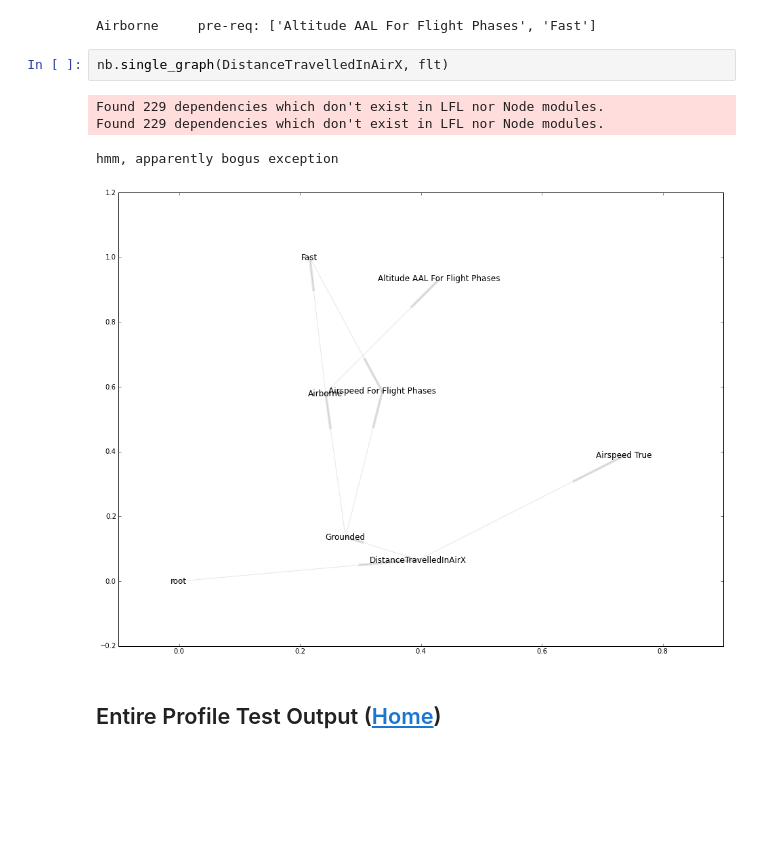
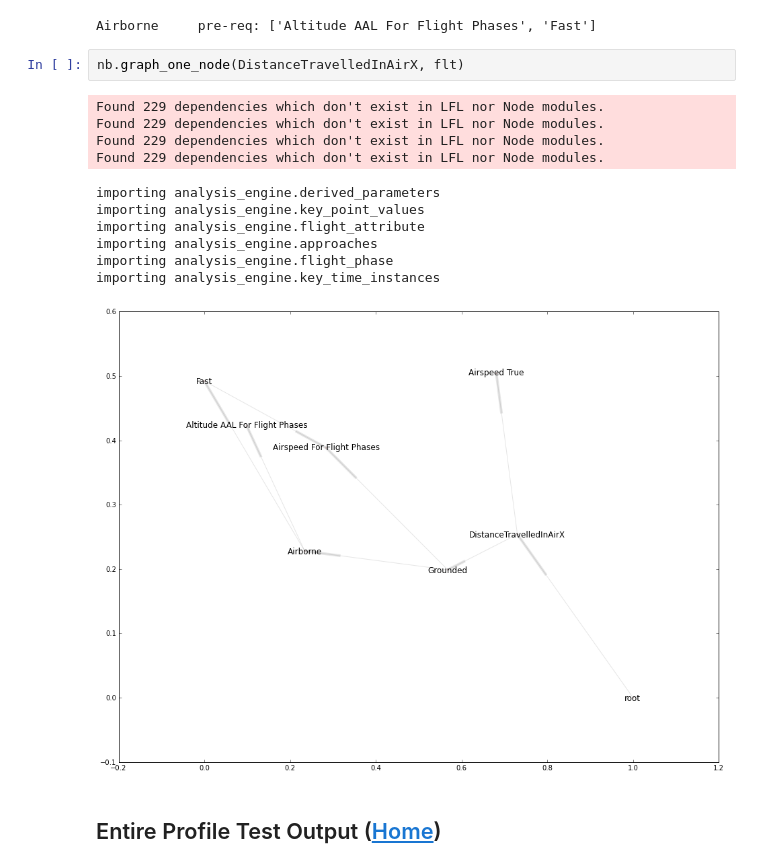
Before and after one commit to hmendeslx/asias_fds_profiles, a Jupyter notebook: Example_Profile_IPython_Notebook.ipynb, the cells around one changed output. Cells and saved outputs as stored; diff of their text form; blank space fills up the shorter version.

```diff
--- a/Example_Profile_IPython_Notebook.ipynb
+++ b/Example_Profile_IPython_Notebook.ipynb
@@ -576,12 +709,19 @@ print param_name, '    pre-req:', node_class.get_dependency_names()
 # %% [output]
 Airborne     pre-req: ['Altitude AAL For Flight Phases', 'Fast']
 # %%
-nb.single_graph(DistanceTravelledInAirX, flt)
+nb.graph_one_node(DistanceTravelledInAirX, flt)
 # %% [output]
 Found 229 dependencies which don't exist in LFL nor Node modules.
 Found 229 dependencies which don't exist in LFL nor Node modules.
+Found 229 dependencies which don't exist in LFL nor Node modules.
+Found 229 dependencies which don't exist in LFL nor Node modules.
-hmm, apparently bogus exception
+importing analysis_engine.derived_parameters
+importing analysis_engine.key_point_values
+importing analysis_engine.flight_attribute
+importing analysis_engine.approaches
+importing analysis_engine.flight_phase
+importing analysis_engine.key_time_instances
-[figure, old version]
+[figure, new version]
 # %% [markdown]
 ## Entire Profile Test Output <a id="Output"></a> (<a href="#Home">Home</a>)
 # %%
```
Also changed, not shown: parts of 55 cells of this notebook, 1 other file.
